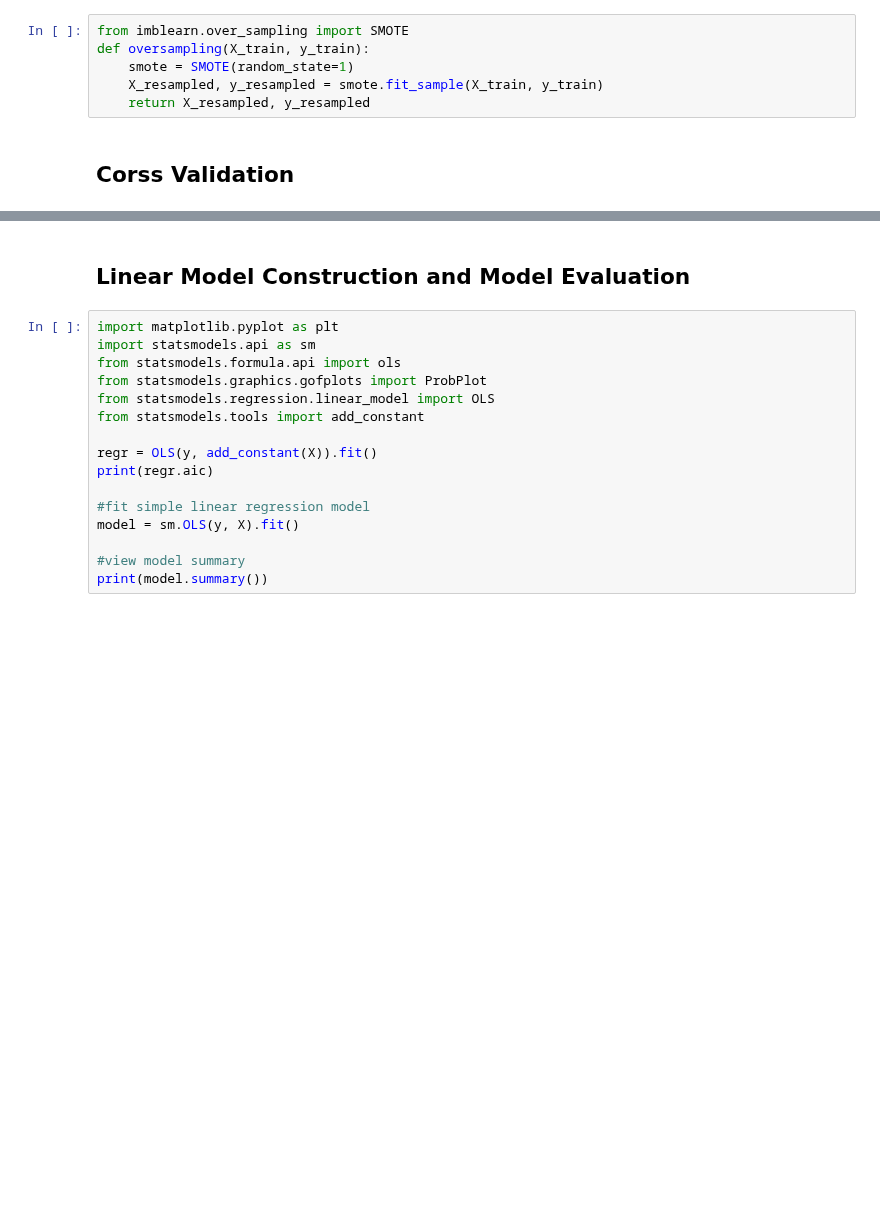
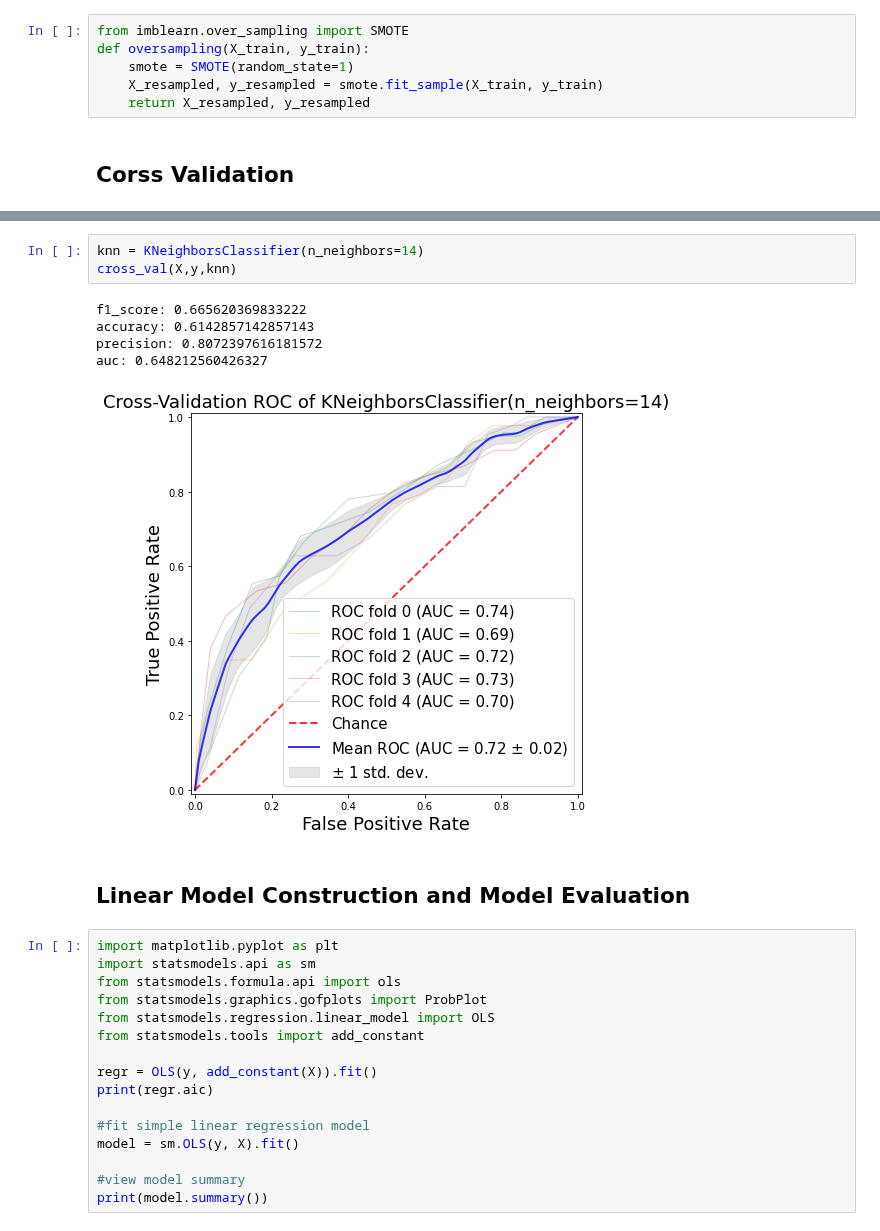
Before and after one commit to Xusong1998/Data-Analytics-Project, a Jupyter notebook: HR_Attrition_Data_Modeling.ipynb, the cells around one changed output, grey strips where cells are left out. Saved outputs shown, nothing was run; the diff lists cells and outputs as text; blank space fills up the shorter version.

```diff
--- a/HR_Attrition_Data_Modeling.ipynb
+++ b/HR_Attrition_Data_Modeling.ipynb
@@ -283,3 +301,12 @@ def cross_val(X,y,model_selected):
+# %%
+knn = KNeighborsClassifier(n_neighbors=14)
+cross_val(X,y,knn)
+# %% [output]
+f1_score: 0.665620369833222
+accuracy: 0.6142857142857143
+precision: 0.8072397616181572
+auc: 0.648212560426327
+[figure, added]
 # %% [markdown]
 ## Linear Model Construction and Model Evaluation
 # %%
```
Also changed, not shown: parts of 8 cells of this notebook.
